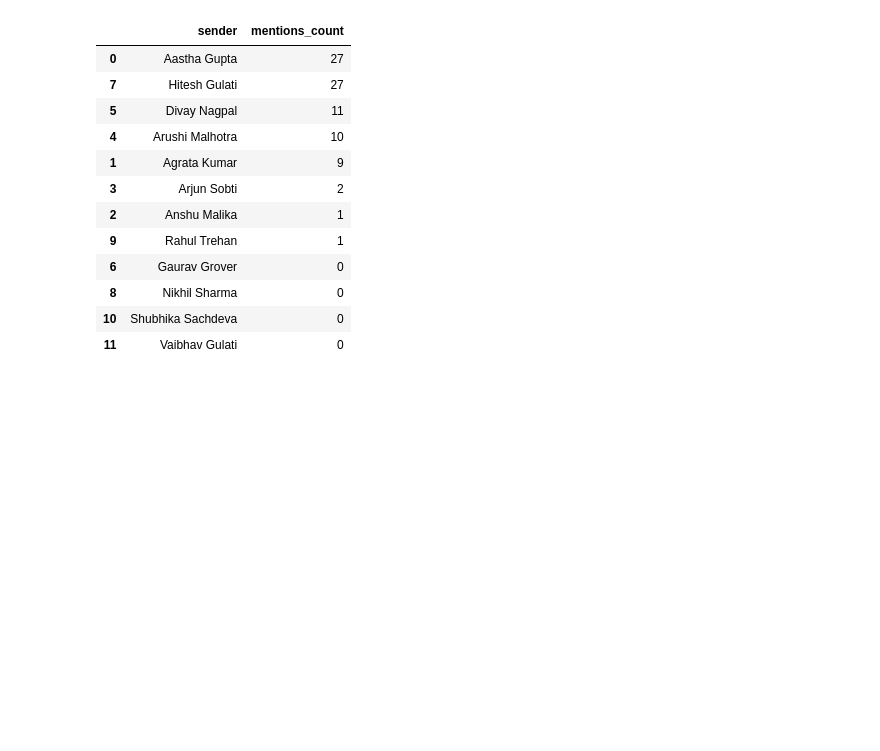
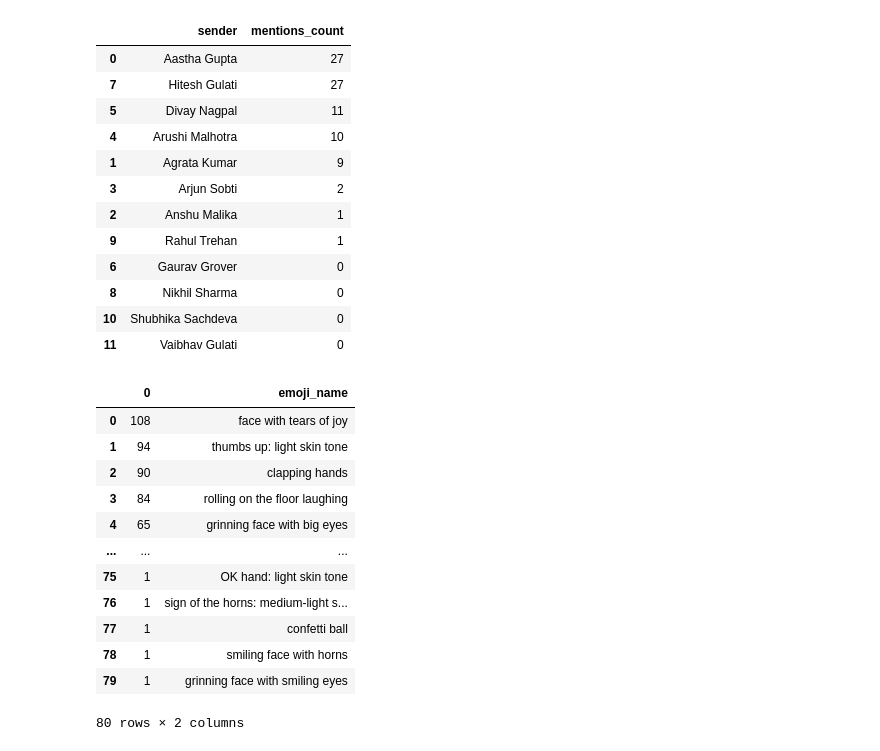
Before and after one commit to hiteshgulati/play, a Jupyter notebook: whatsapp.ipynb, the cells around one changed output. Saved outputs shown, nothing was run; the diff lists cells and outputs as text; code cells hidden in the pictures; blank space fills up the shorter version.

```diff
--- a/whatsapp.ipynb
+++ b/whatsapp.ipynb
@@ -233,3 +235,26 @@ caller.sort_values(by='mentions_count',ascending=False)
 | 8 | Nikhil Sharma | 0 |
 | 10 | Shubhika Sachdeva | 0 |
 | 11 | Vaibhav Gulati | 0 |
+# %%
+# Favorite Emoji
+emojis = []
+for message in list(df['emoji_used']):
+    emojis = emojis + message
+emoji_df = pd.DataFrame(pd.value_counts(np.array(emojis)))
+emoji_df['emoji_name'] = emoji_df.index
+emoji_df.reset_index(inplace=True,drop=True)
+emoji_df
+# %% [output]
+|  | 0 | emoji_name |
+| 0 | 108 | face with tears of joy |
+| 1 | 94 | thumbs up: light skin tone |
+| 2 | 90 | clapping hands |
+| 3 | 84 | rolling on the floor laughing |
+| 4 | 65 | grinning face with big eyes |
+| ... | ... | ... |
+| 75 | 1 | OK hand: light skin tone |
+| 76 | 1 | sign of the horns: medium-light s... |
+| 77 | 1 | confetti ball |
+| 78 | 1 | smiling face with horns |
+| 79 | 1 | grinning face with smiling eyes |
+80 rows × 2 columns
```
Also changed, not shown: parts of 3 cells of this notebook, 1 other file.
